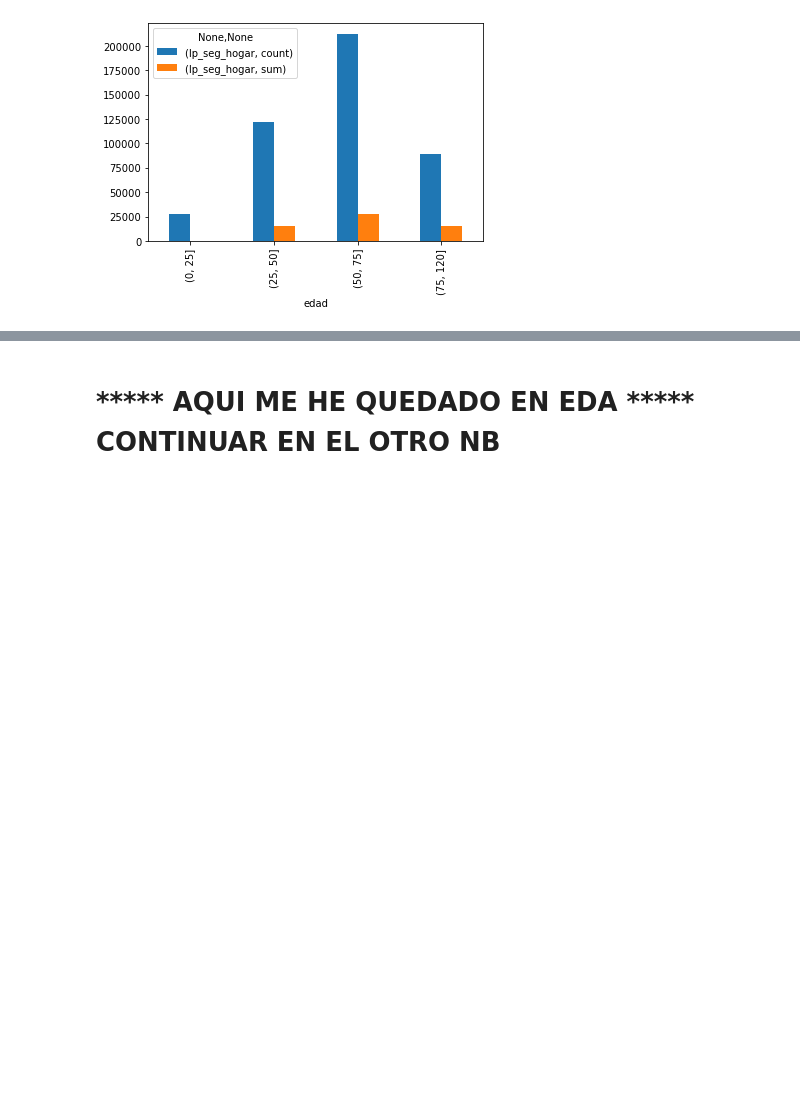
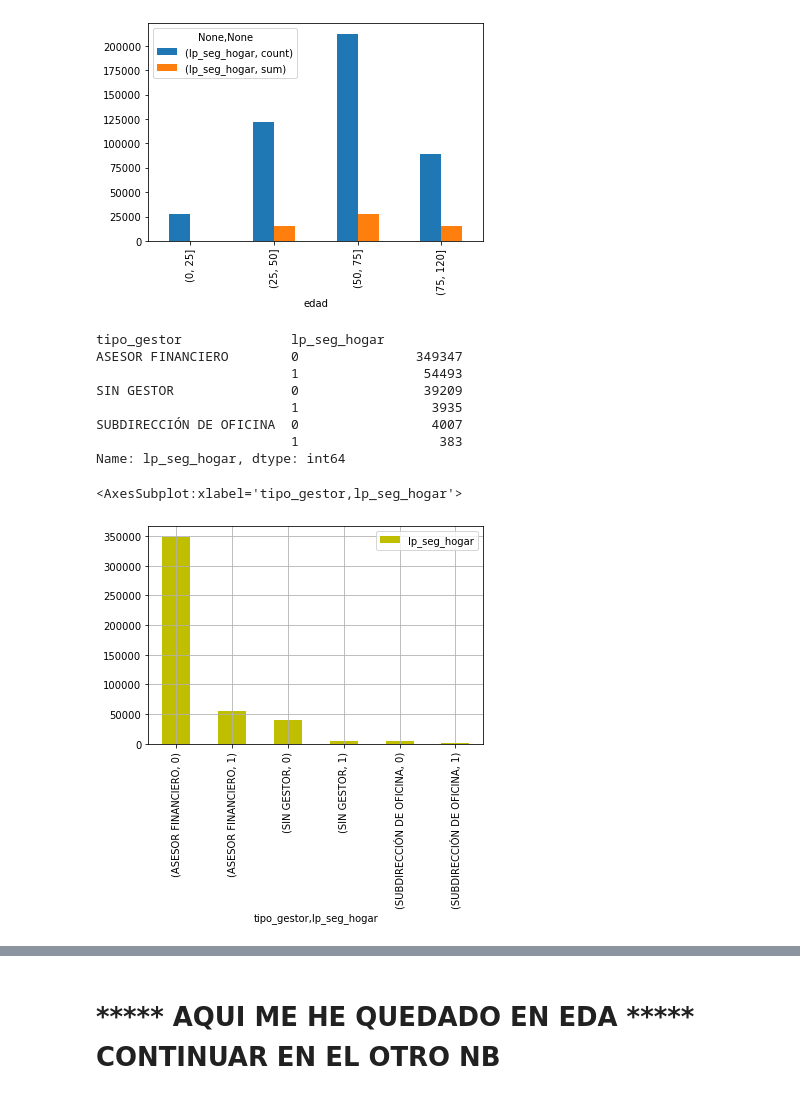
Before and after one commit to romayana/Financial-Product-Sales-Forecast-Model, a Jupyter notebook: Python Codes/Estado del Arte.ipynb, the cells around one changed output, grey strips where cells are left out. Drawn from its saved outputs; the diff is of its cells as text; code cells hidden in the pictures; blank space fills up the shorter version.

```diff
--- a/Python Codes/Estado del Arte.ipynb
+++ b/Python Codes/Estado del Arte.ipynb
@@ -475,3 +492,18 @@ df.groupby(segmentacion_por_edad)[['lp_seg_hogar']].agg(['count','sum']).plot(ki
 # %% [output]
 <AxesSubplot:xlabel='edad'>
 [figure]
+# %%
+# Distribucion seguros de hogar por tipo de gestor
+print(df.groupby('tipo_gestor')['lp_seg_hogar'].value_counts())
+df.groupby('tipo_gestor')['lp_seg_hogar'].value_counts().plot(kind ='bar',legend = 'Reverse', grid = True, color = 'y')
+# %% [output]
+tipo_gestor              lp_seg_hogar
+ASESOR FINANCIERO        0               349347
+                         1                54493
+SIN GESTOR               0                39209
+                         1                 3935
+SUBDIRECCIÓN DE OFICINA  0                 4007
+                         1                  383
+Name: lp_seg_hogar, dtype: int64
+<AxesSubplot:xlabel='tipo_gestor,lp_seg_hogar'>
+[figure, added]
```
Also changed, not shown: parts of 6 cells of this notebook, 6 other files.
